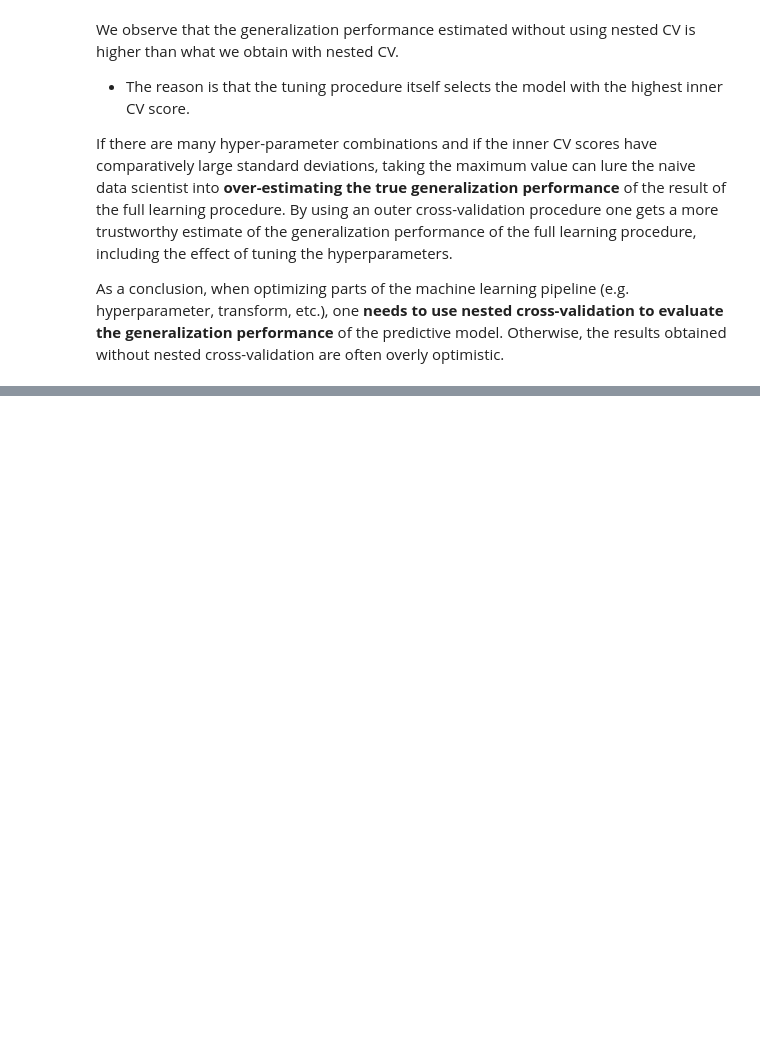
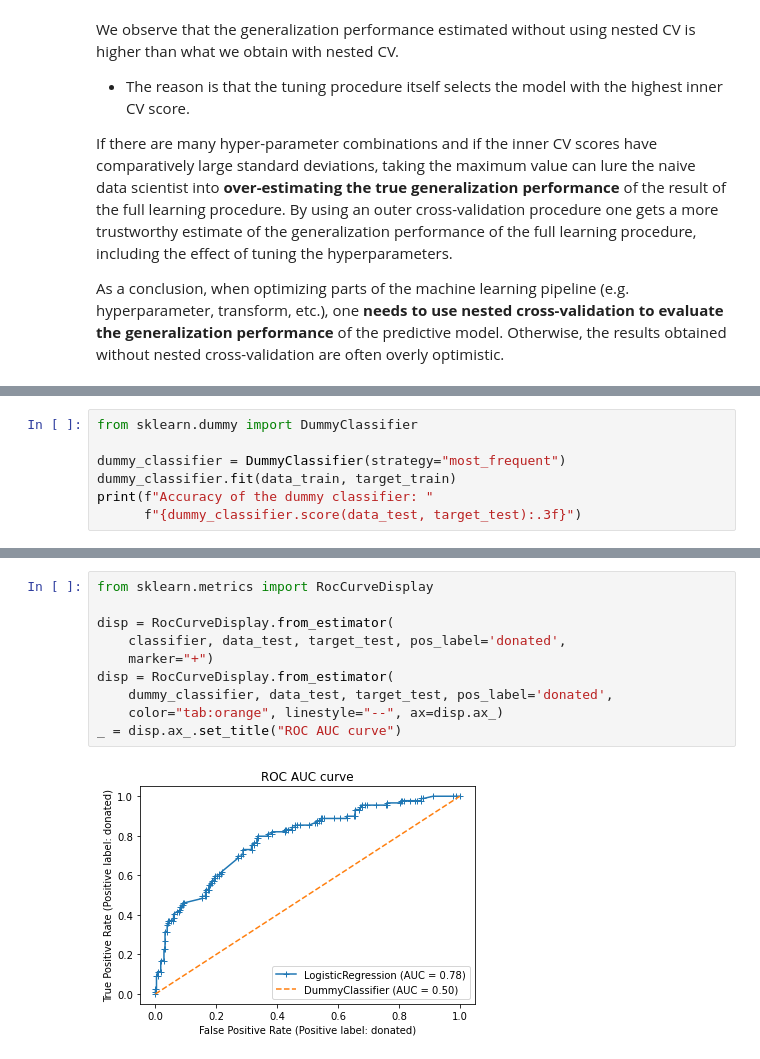
Before and after one commit to guy-green/Intro-to-ML, a Jupyter notebook: 7. Model Evaluation.ipynb, the cells around one changed output, grey strips where cells are left out. Drawn from its saved outputs; the diff is of its cells as text; blank space fills up the shorter version.

```diff
--- a/7. Model Evaluation.ipynb
+++ b/7. Model Evaluation.ipynb
@@ -1128,0 +1219,7 @@ As a conclusion, when optimizing parts of the machine learning pipeline (e.g. hy
+# %%
+from sklearn.dummy import DummyClassifier
+
+dummy_classifier = DummyClassifier(strategy="most_frequent")
+dummy_classifier.fit(data_train, target_train)
+print(f"Accuracy of the dummy classifier: "
+      f"{dummy_classifier.score(data_test, target_test):.3f}")
@@ -1128,0 +1298,12 @@ As a conclusion, when optimizing parts of the machine learning pipeline (e.g. hy
+# %%
+from sklearn.metrics import RocCurveDisplay
+
+disp = RocCurveDisplay.from_estimator(
+    classifier, data_test, target_test, pos_label='donated',
+    marker="+")
+disp = RocCurveDisplay.from_estimator(
+    dummy_classifier, data_test, target_test, pos_label='donated',
+    color="tab:orange", linestyle="--", ax=disp.ax_)
+_ = disp.ax_.set_title("ROC AUC curve")
+# %% [output]
+[figure, added]
```
Also changed, not shown: parts of 83 cells of this notebook.
